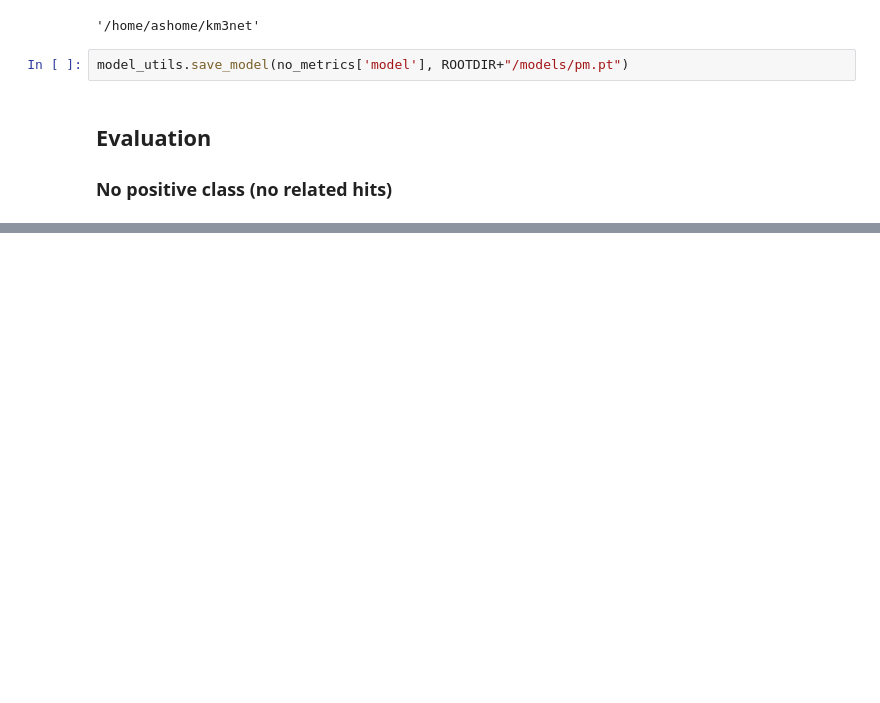
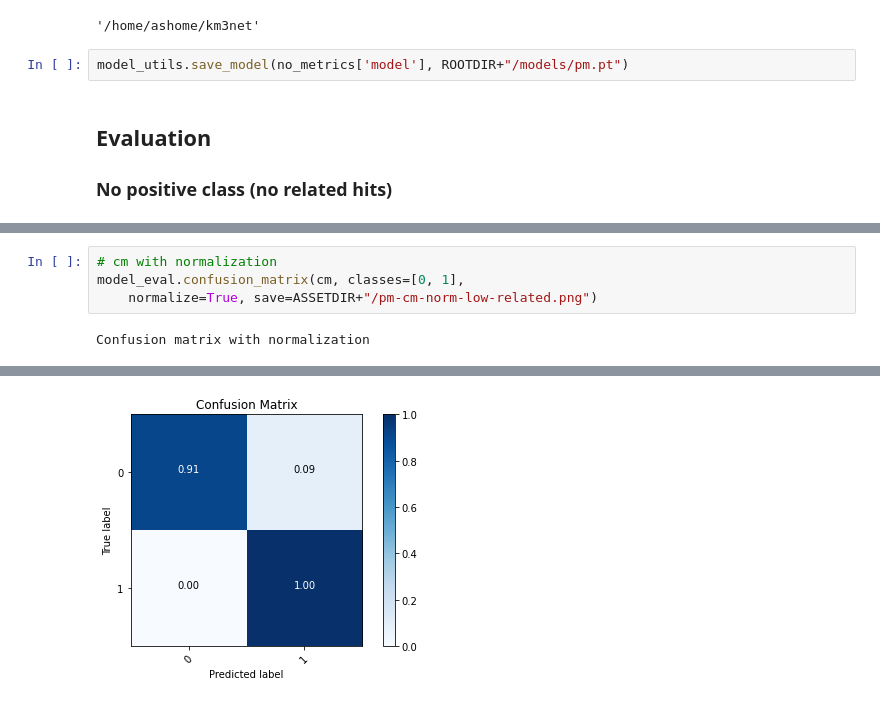
Before and after one commit to arumoy-shome/km3net, a Jupyter notebook: notebooks/pm/exp-eval.ipynb, the cells around one changed output, grey strips where cells are left out. Saved outputs shown, nothing was run; the diff lists cells and outputs as text; blank space fills up the shorter version.

```diff
--- a/notebooks/pm/exp-eval.ipynb
+++ b/notebooks/pm/exp-eval.ipynb
@@ -262,0 +260,6 @@ MLP(
+# %%
+# cm with normalization
+model_eval.confusion_matrix(cm, classes=[0, 1],
+    normalize=True, save=ASSETDIR+"/pm-cm-norm-low-related.png")
+# %% [output]
+Confusion matrix with normalization
@@ -262,0 +267 @@ MLP(
+[figure, added]
```
Also changed, not shown: parts of 27 cells of this notebook, 2 other files.
